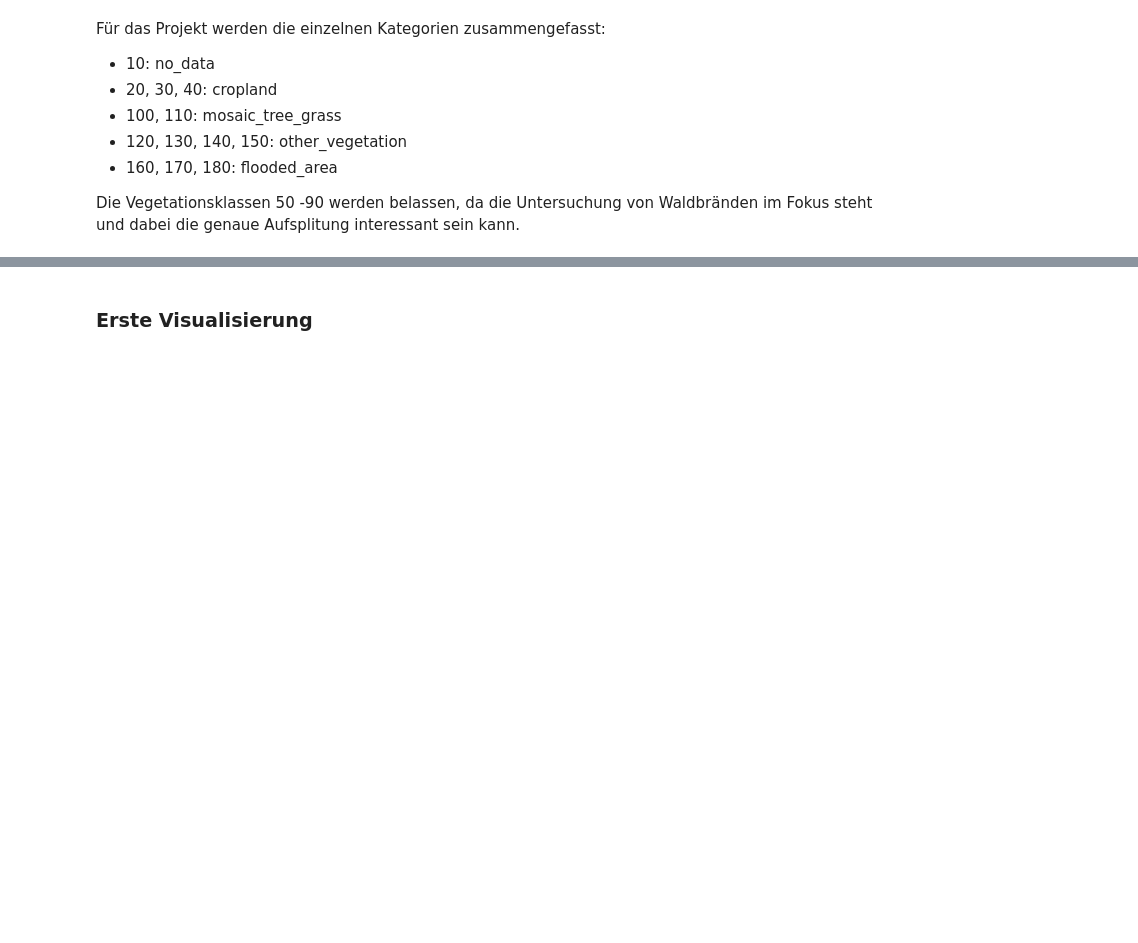
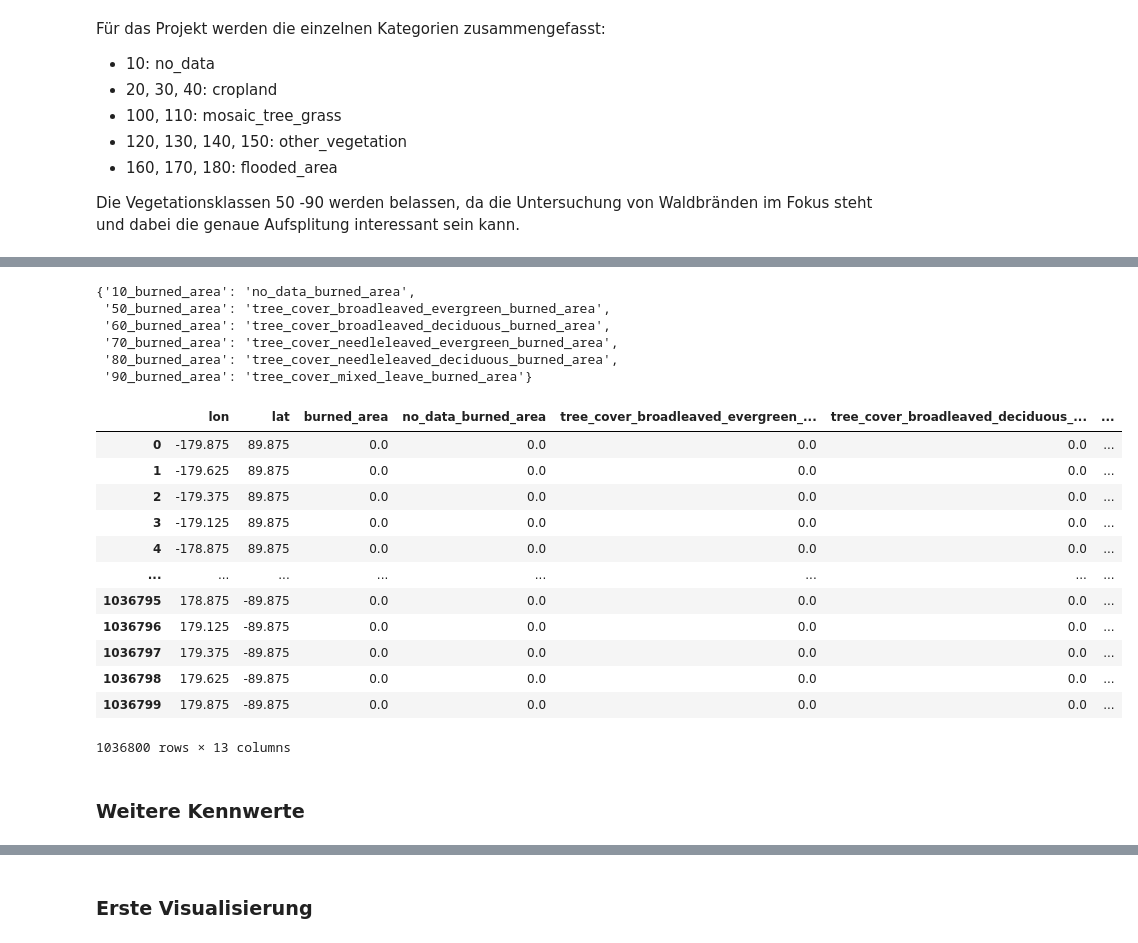
Before and after one commit to sophie-juliette/eda_esa_fire, a Jupyter notebook: create_dataframe.ipynb, the cells around one changed output, grey strips where cells are left out. Drawn from its saved outputs; the diff is of its cells as text; code cells hidden in the pictures; blank space fills up the shorter version.

```diff
--- a/create_dataframe.ipynb
+++ b/create_dataframe.ipynb
@@ -208,0 +205,34 @@ df_burned.drop(columns=['20_burned_area','30_burned_area','40_burned_area','100_
+# %%
+replace_names={ '10_burned_area': name_vegetation_class[10][0] + "_burned_area",
+                '50_burned_area': name_vegetation_class[50][0] + "_burned_area",
+                '60_burned_area': name_vegetation_class[60][0] + "_burned_area",
+                '70_burned_area': name_vegetation_class[70][0] + "_burned_area",
+                '80_burned_area': name_vegetation_class[80][0] + "_burned_area",
+                '90_burned_area': name_vegetation_class[90][0] + "_burned_area", }
+replace_names
+# %% [output]
+{'10_burned_area': 'no_data_burned_area',
+ '50_burned_area': 'tree_cover_broadleaved_evergreen_burned_area',
+ '60_burned_area': 'tree_cover_broadleaved_deciduous_burned_area',
+ '70_burned_area': 'tree_cover_needleleaved_evergreen_burned_area',
+ '80_burned_area': 'tree_cover_needleleaved_deciduous_burned_area',
+ '90_burned_area': 'tree_cover_mixed_leave_burned_area'}
+# %%
+df_burned.rename(columns = replace_names, inplace = True)
+df_burned
+# %% [output]
+|  | lon | lat | burned_area | no_data_burned_area | tree_cover_broadleaved_evergreen_... | tree_cover_broadleaved_deciduous_... | ... |
+| 0 | -179.875 | 89.875 | 0.0 | 0.0 | 0.0 | 0.0 | ... |
+| 1 | -179.625 | 89.875 | 0.0 | 0.0 | 0.0 | 0.0 | ... |
+| 2 | -179.375 | 89.875 | 0.0 | 0.0 | 0.0 | 0.0 | ... |
+| 3 | -179.125 | 89.875 | 0.0 | 0.0 | 0.0 | 0.0 | ... |
+| 4 | -178.875 | 89.875 | 0.0 | 0.0 | 0.0 | 0.0 | ... |
+| ... | ... | ... | ... | ... | ... | ... | ... |
+| 1036795 | 178.875 | -89.875 | 0.0 | 0.0 | 0.0 | 0.0 | ... |
+| 1036796 | 179.125 | -89.875 | 0.0 | 0.0 | 0.0 | 0.0 | ... |
+| 1036797 | 179.375 | -89.875 | 0.0 | 0.0 | 0.0 | 0.0 | ... |
+| 1036798 | 179.625 | -89.875 | 0.0 | 0.0 | 0.0 | 0.0 | ... |
+| 1036799 | 179.875 | -89.875 | 0.0 | 0.0 | 0.0 | 0.0 | ... |
+1036800 rows × 13 columns
+# %% [markdown]
+###  Weitere Kennwerte
```
Also changed, not shown: parts of 18 cells of this notebook.
